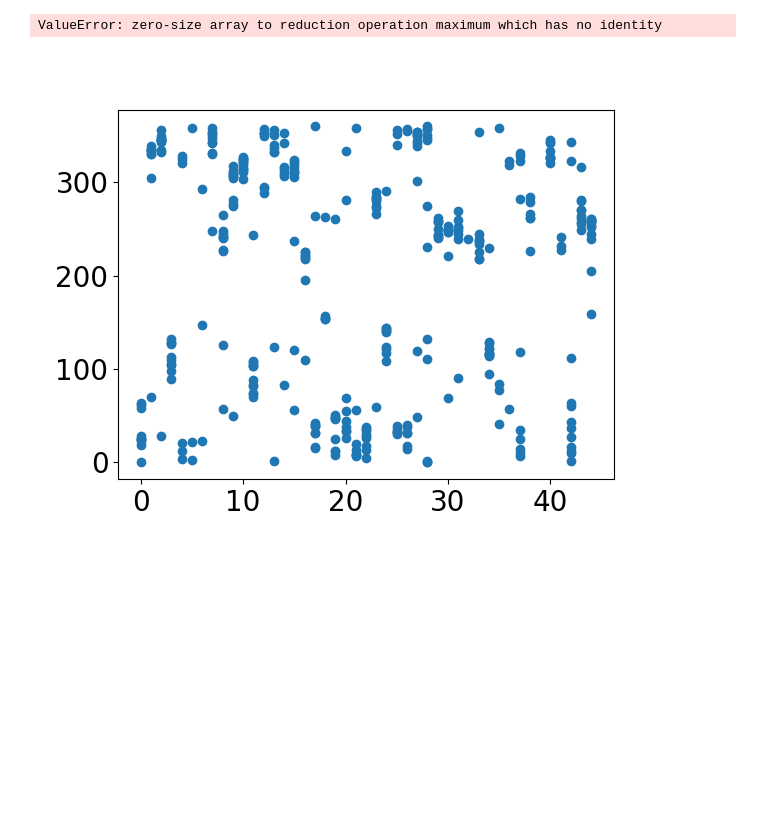
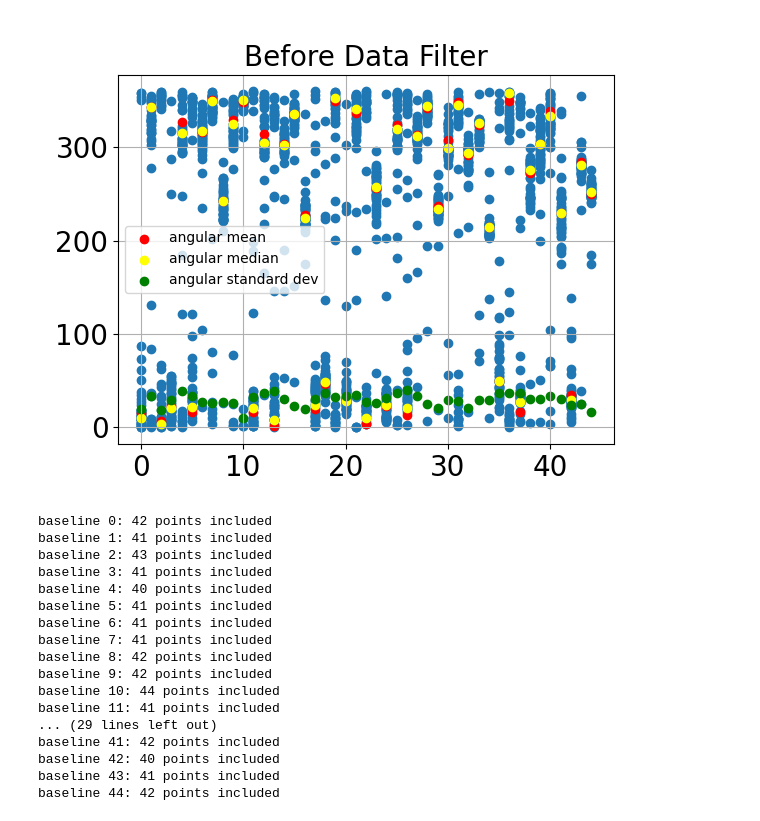
Before and after one commit to icebearcanada/airplane-process, a Jupyter notebook: airplane-code/generate_airplane_calibrations.ipynb, the cells around one changed output. Saved outputs shown, nothing was run; the diff lists cells and outputs as text; code cells hidden in the pictures; blank space fills up the shorter version.

```diff
--- a/airplane-code/generate_airplane_calibrations.ipynb
+++ b/airplane-code/generate_airplane_calibrations.ipynb
@@ -67,12 +67,12 @@ plt.rc('figure', titlesize=BIGGER_SIZE)  # fontsize of the figure title
 # level1_files - UNCALIBRATED level 1 data (range correction applied, NO rx calibration applied)
 
 year = 2024
-month = 9
-day = 20
+month = 12
+day = 12
 
 # don't change these unless you want specific hours included/excluded
 h = 0
-n_hours = 18
+n_hours = 24
 level1_files = []
 for i in range(n_hours):
     level1_files.append(f'/mnt/NAS/range-corrected-data/L1-no-cal/{year}/{month:02d}/{year}_{month:02d}_{day:02d}/ib3d_normal_01dB_1000ms_{year}_{month:02d}_{day:02d}_{(h+i):02d}_prelate_bakker.h5')
@@ -116,7 +100,7 @@ FINISHED: : 100% [00:00, 247%/s]
 # %%
 # then, filter the airplane data based on several criteria. from this point on, only use the filtered dbs
-aircrafts_db_filtered = ap.filter_aircraft_db(aircrafts_dbs, airplane_xspectra, airplane_echo_time)
-ap.save_aircrafts_dbs(aircrafts_dbs_filtered, f'{year:04d}-{month:02d}-{day:02d}', filtered=True)
+aircrafts_dbs = ap.filter_aircraft_db(aircrafts_dbs, airplane_xspectra, airplane_echo_time)
+ap.save_aircrafts_dbs(aircrafts_dbs, f'{year:04d}-{month:02d}-{day:02d}', filtered=True)
 # %%
 # now, progress through the airplanes, one at a time.
 # calculate the expected phase of the airplane on each baseline, and compare it to the
@@ -885,7 +801,12 @@ plt.close('all')
 n_corrections = total_corrections.shape[0]
 fig, ax = plt.subplots()
 for plane in range(n_corrections):
+    ax.scatter(np.arange(45), total_amplitudes[plane, :], c='tab:blue')
+
+fig, ax = plt.subplots()
+for plane in range(n_corrections):
     ax.scatter(np.arange(45), total_corrections[plane, :]%360, c='tab:blue')
+
 
 averaged_corrections = []
 median_corrections = []
@@ -893,8 +814,8 @@ stdev_corrections = []
 
 # calculate the mean/median etc.
 for baseline in range(45): # total_corrections already has the planes selected from above
-    median = angular_median(np.deg2rad(total_corrections[:, baseline]%360))
-    mean, stdev = angular_mean_and_stdev(np.deg2rad(total_corrections[:, baseline]))
+    median = ap.angular_median(np.deg2rad(total_corrections[:, baseline]%360))
+    mean, stdev = ap.angular_mean_and_stdev(np.deg2rad(total_corrections[:, baseline]))
     averaged_corrections.append(np.rad2deg(mean))
     median_corrections.append(np.rad2deg(median))
     stdev_corrections.append(np.rad2deg(stdev))
@@ -944,37 +865,50 @@ for baseline in range(total_corrections.shape[1]): # total_corrections already h
     #if not_outliers.shape == total_corrections[:, baseline].shape:
     #    print(f'no outliers baseline {baseline}')
 
     print(f'baseline {baseline}: {np.count_nonzero(not_outliers) - np.ma.count_masked(total_corrections[not_outliers, baseline])} points included')
 
     try:
-        median = angular_median(np.deg2rad(total_corrections[not_outliers, baseline]%360))
+        median = ap.angular_median(np.deg2rad(total_corrections[not_outliers, baseline]%360))
     except:
         print(f'not enough points on baseline {baseline}, increase data filter tolerance')
         median = np.deg2rad(np.rad2deg(total_corrections[not_outliers, baseline][0])%360)
 
-    mean, stdev = angular_mean_and_stdev(np.deg2rad(total_corrections[not_outliers, baseline]))
+    mean, stdev = ap.angular_mean_and_stdev(np.deg2rad(total_corrections[not_outliers, baseline]))
     averaged_corrections.append(np.rad2deg(mean))
     median_corrections.append(np.rad2deg(median)%360)
     stdev_corrections.append(np.rad2deg(stdev))
 
 
 averaged_corrections = np.array(averaged_corrections)
 averaged_corrections[averaged_corrections < 0] += 360
 
 median_corrections = np.array(median_corrections)
 stdev_corrections = np.array(stdev_corrections)
 
 ax.scatter(np.arange(45), averaged_corrections, c='red', label='angular mean')
 ax.scatter(np.arange(45), median_corrections, c='yellow', label='angular median')
 ax.scatter(np.arange(45), stdev_corrections, c='green', label='angular standard dev')
 ax.legend()
 ax.set_title('After Data Filter')
 ax.grid()
 
 plt.show()
-
-print(np.rad2deg(median_corrections_old)%360)
-print(np.rad2deg(median_corrections)%360)
 # %% [output]
+[figure, new version]
-ValueError: zero-size array to reduction operation maximum which has no identity
+baseline 0: 42 points included
+baseline 1: 41 points included
+baseline 2: 43 points included
+baseline 3: 41 points included
+baseline 4: 40 points included
+baseline 5: 41 points included
+baseline 6: 41 points included
+baseline 7: 41 points included
+baseline 8: 42 points included
+baseline 9: 42 points included
+baseline 10: 44 points included
+baseline 11: 41 points included
+... (29 lines left out)
+baseline 41: 42 points included
+baseline 42: 40 points included
+baseline 43: 41 points included
+baseline 44: 42 points included
-[figure, old version]
```
Also changed, not shown: parts of 13 cells of this notebook, 1 other file.
